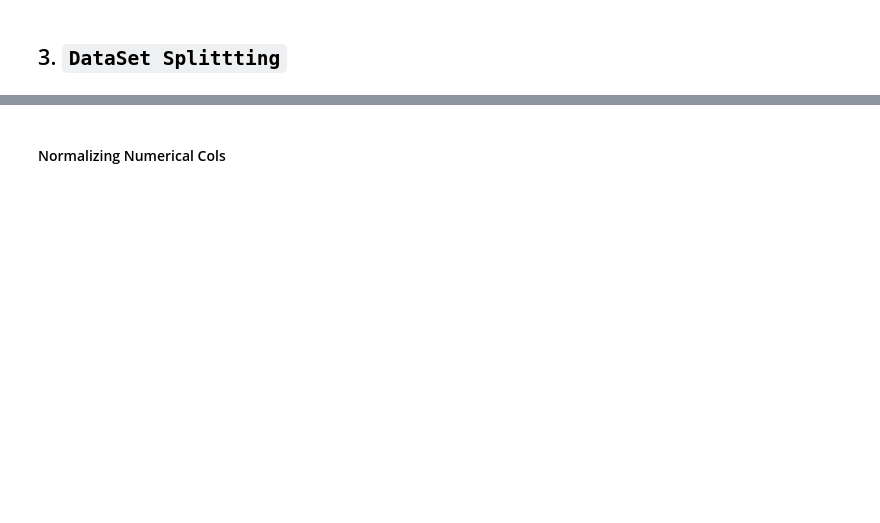
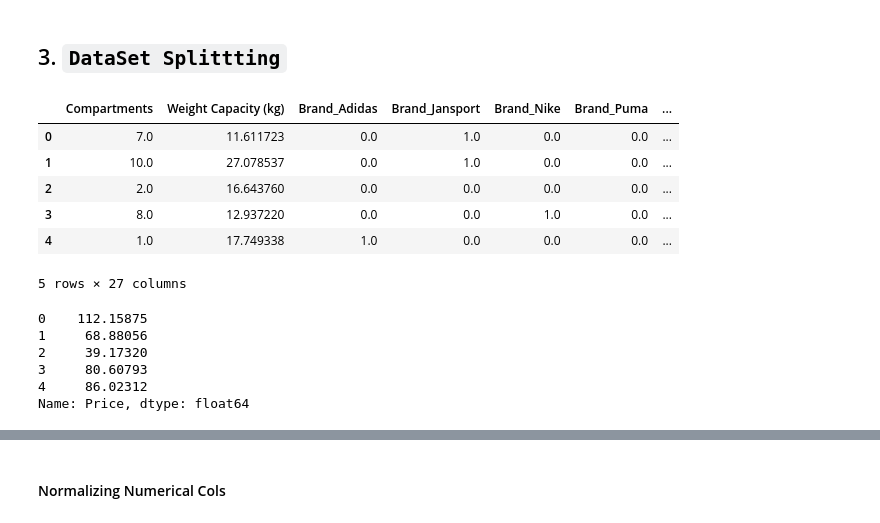
Before and after one commit to KarthikNot/backpack-prediction-challenge, a Jupyter notebook: notebooks/MODEL_TRAINING.ipynb, the cells around one changed output, grey strips where cells are left out. Drawn from its saved outputs; the diff is of its cells as text; code cells hidden in the pictures; blank space fills up the shorter version.

```diff
--- a/notebooks/MODEL_TRAINING.ipynb
+++ b/notebooks/MODEL_TRAINING.ipynb
@@ -50 +66,20 @@ X, Y = train_data.iloc[:, 1:-1], train_data.Price
 test_X = test_data.iloc[:, 1:]
+# %%
+X.head()
+# %% [output]
+|  | Compartments | Weight Capacity (kg) | Brand_Adidas | Brand_Jansport | Brand_Nike | Brand_Puma | ... |
+| 0 | 7.0 | 11.611723 | 0.0 | 1.0 | 0.0 | 0.0 | ... |
+| 1 | 10.0 | 27.078537 | 0.0 | 1.0 | 0.0 | 0.0 | ... |
+| 2 | 2.0 | 16.643760 | 0.0 | 0.0 | 0.0 | 0.0 | ... |
+| 3 | 8.0 | 12.937220 | 0.0 | 0.0 | 1.0 | 0.0 | ... |
+| 4 | 1.0 | 17.749338 | 1.0 | 0.0 | 0.0 | 0.0 | ... |
+5 rows × 27 columns
+# %%
+Y.head()
+# %% [output]
+0    112.15875
+1     68.88056
+2     39.17320
+3     80.60793
+4     86.02312
+Name: Price, dtype: float64
```
Also changed, not shown: parts of 42 cells of this notebook, 3 other files.
